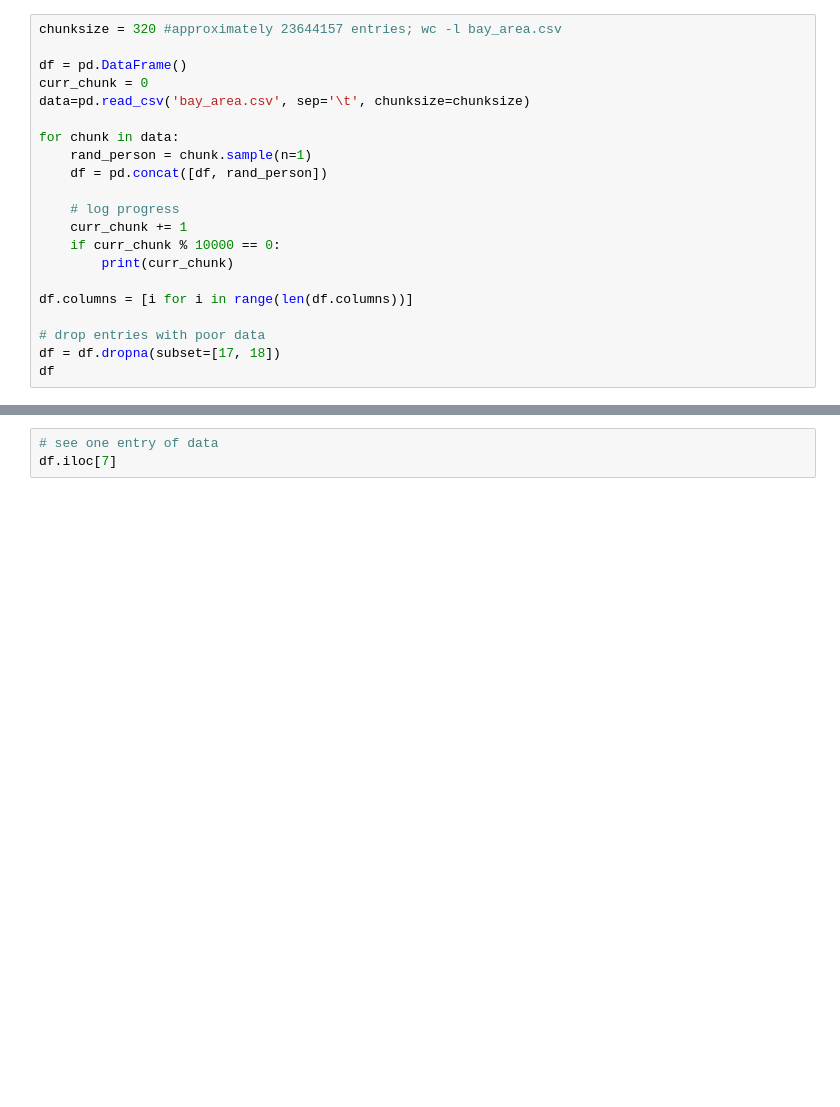
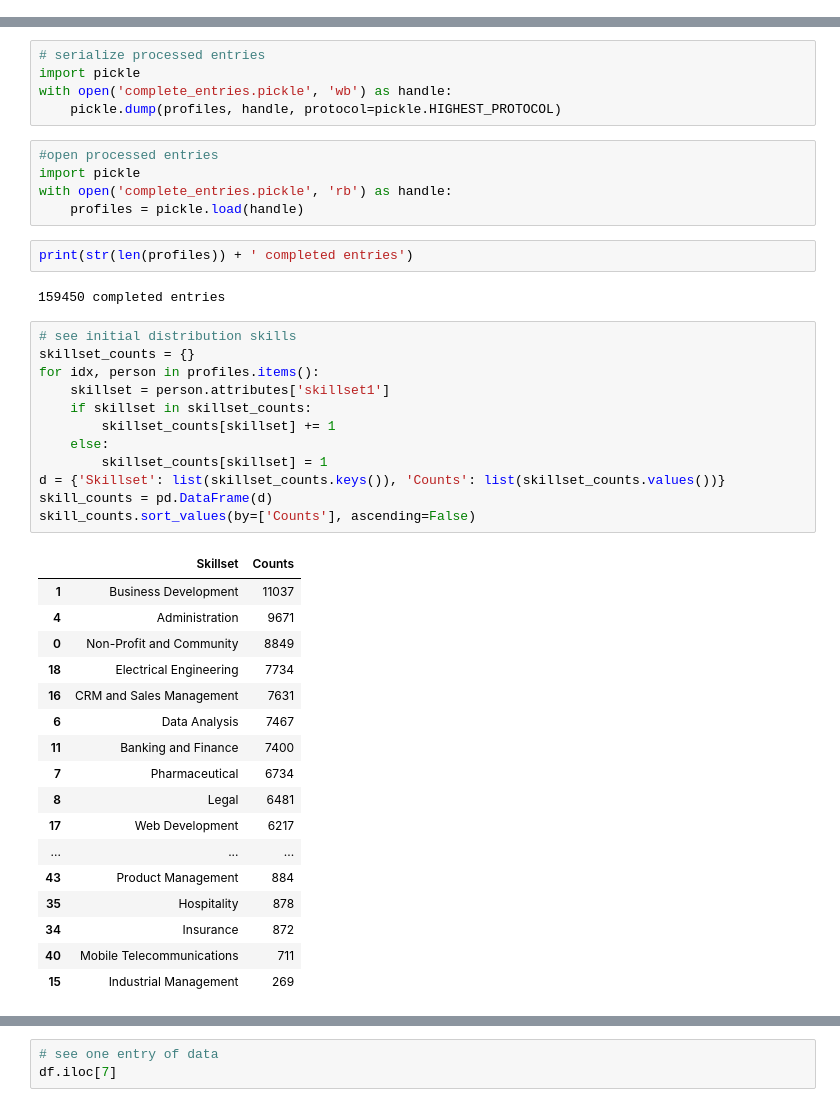
Before and after one commit to hodsonjames/employment, a Jupyter notebook: skill_evolution.ipynb, the cells around one changed output, grey strips where cells are left out. Drawn from its saved outputs; the diff is of its cells as text; blank space fills up the shorter version.

```diff
--- a/skill_evolution.ipynb
+++ b/skill_evolution.ipynb
@@ -11,23 +11,2 @@ import pyLDAvis.sklearn
 import matplotlib.pyplot as plt
 %matplotlib inline
-# %%
-chunksize = 320 #approximately 23644157 entries; wc -l bay_area.csv
-
-df = pd.DataFrame()
-curr_chunk = 0
-data=pd.read_csv('bay_area.csv', sep='\t', chunksize=chunksize)
-
-for chunk in data:
-    rand_person = chunk.sample(n=1)
-    df = pd.concat([df, rand_person])
-
-    # log progress
-    curr_chunk += 1
-    if curr_chunk % 10000 == 0:
-        print(curr_chunk)
-
-df.columns = [i for i in range(len(df.columns))]
-
-# drop entries with poor data
-df = df.dropna(subset=[17, 18])
-df
@@ -59,0 +107,44 @@ df
+# %%
+# serialize processed entries
+import pickle
+with open('complete_entries.pickle', 'wb') as handle:
+    pickle.dump(profiles, handle, protocol=pickle.HIGHEST_PROTOCOL)
+# %%
+#open processed entries
+import pickle
+with open('complete_entries.pickle', 'rb') as handle:
+    profiles = pickle.load(handle)
+# %%
+print(str(len(profiles)) + ' completed entries')
+# %% [output]
+159450 completed entries
+# %%
+# see initial distribution skills
+skillset_counts = {}
+for idx, person in profiles.items():
+    skillset = person.attributes['skillset1']
+    if skillset in skillset_counts:
+        skillset_counts[skillset] += 1
+    else:
+        skillset_counts[skillset] = 1
+d = {'Skillset': list(skillset_counts.keys()), 'Counts': list(skillset_counts.values())}
+skill_counts = pd.DataFrame(d)
+skill_counts.sort_values(by=['Counts'], ascending=False)
+# %% [output]
+|  | Skillset | Counts |
+| 1 | Business Development | 11037 |
+| 4 | Administration | 9671 |
+| 0 | Non-Profit and Community | 8849 |
+| 18 | Electrical Engineering | 7734 |
+| 16 | CRM and Sales Management | 7631 |
+| 6 | Data Analysis | 7467 |
+| 11 | Banking and Finance | 7400 |
+| 7 | Pharmaceutical | 6734 |
+| 8 | Legal | 6481 |
+| 17 | Web Development | 6217 |
+| ... | ... | ... |
+| 43 | Product Management | 884 |
+| 35 | Hospitality | 878 |
+| 34 | Insurance | 872 |
+| 40 | Mobile Telecommunications | 711 |
+| 15 | Industrial Management | 269 |
```
Also changed, not shown: parts of 27 cells of this notebook.
